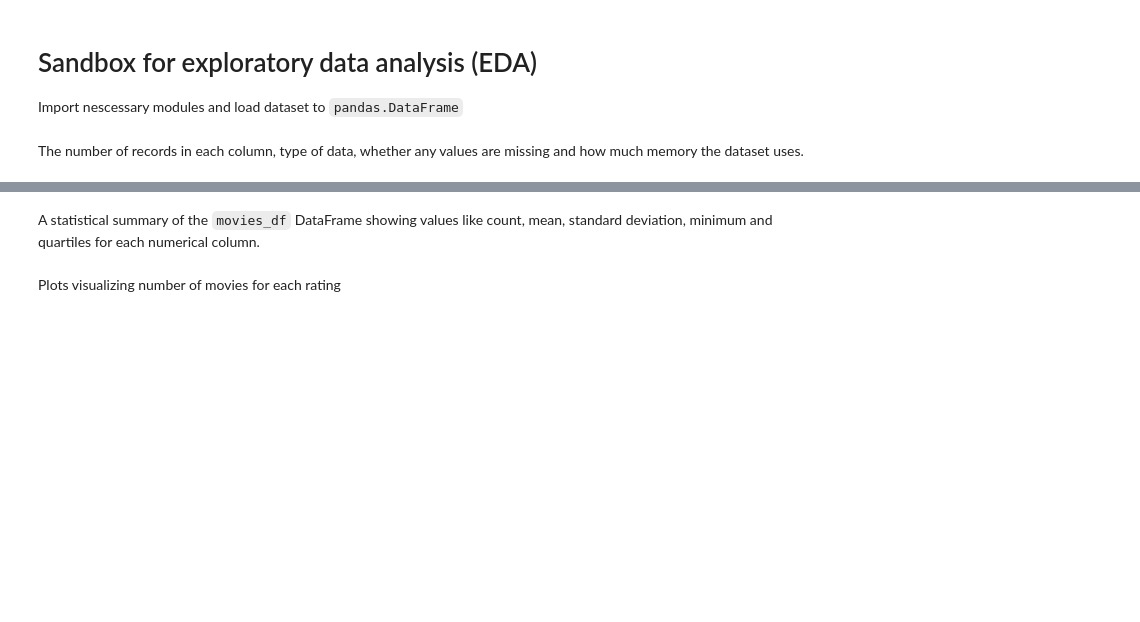
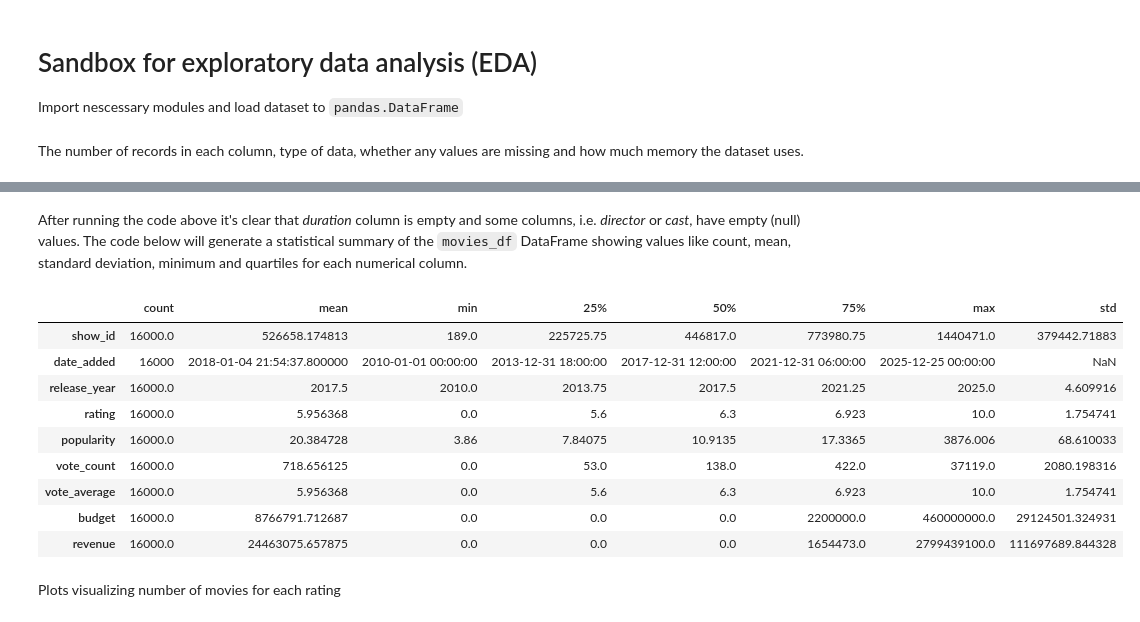
Before and after one commit to kaenkai/research-analysis-tools, a Jupyter notebook: playground/eda_sandbox.ipynb, the cells around one changed output, grey strips where cells are left out. Saved outputs shown, nothing was run; the diff lists cells and outputs as text; code cells hidden in the pictures; blank space fills up the shorter version.

```diff
--- a/playground/eda_sandbox.ipynb
+++ b/playground/eda_sandbox.ipynb
@@ -23,4 +41,23 @@ movies_df.info()
 # %% [markdown]
-A statistical summary of the `movies_df` DataFrame showing values like count, mean, standard deviation, minimum and quartiles for each numerical column.
+After running the code above it's clear that *duration* column is empty and some columns, i.e. *director* or *cast*, have empty (null) values. The code below will generate a statistical summary of the `movies_df` DataFrame showing values like count, mean, standard deviation, minimum and quartiles for each numerical column.
 # %%
-movies_df.describe().T
+# 1. Remove empty column
+#    Instruction is placed inside if statement because the operation is done in place
+if 'duration' in df.columns:
+    df.drop(columns=['duration'], inplace=True)  # labels, axis=1 --> columns
+
+# 2. Date conversion
+df['date_added'] = pd.to_datetime(df['date_added'])
+
+df.describe().T
+# %% [output]
+|  | count | mean | min | 25% | 50% | 75% | max | std |
+| show_id | 16000.0 | 526658.174813 | 189.0 | 225725.75 | 446817.0 | 773980.75 | 1440471.0 | 379442.71883 |
+| date_added | 16000 | 2018-01-04 21:54:37.800000 | 2010-01-01 00:00:00 | 2013-12-31 18:00:00 | 2017-12-31 12:00:00 | 2021-12-31 06:00:00 | 2025-12-25 00:00:00 | NaN |
+| release_year | 16000.0 | 2017.5 | 2010.0 | 2013.75 | 2017.5 | 2021.25 | 2025.0 | 4.609916 |
+| rating | 16000.0 | 5.956368 | 0.0 | 5.6 | 6.3 | 6.923 | 10.0 | 1.754741 |
+| popularity | 16000.0 | 20.384728 | 3.86 | 7.84075 | 10.9135 | 17.3365 | 3876.006 | 68.610033 |
+| vote_count | 16000.0 | 718.656125 | 0.0 | 53.0 | 138.0 | 422.0 | 37119.0 | 2080.198316 |
+| vote_average | 16000.0 | 5.956368 | 0.0 | 5.6 | 6.3 | 6.923 | 10.0 | 1.754741 |
+| budget | 16000.0 | 8766791.712687 | 0.0 | 0.0 | 0.0 | 2200000.0 | 460000000.0 | 29124501.324931 |
+| revenue | 16000.0 | 24463075.657875 | 0.0 | 0.0 | 0.0 | 1654473.0 | 2799439100.0 | 111697689.844328 |
```
Also changed, not shown: parts of 5 cells of this notebook, 1 other file.
